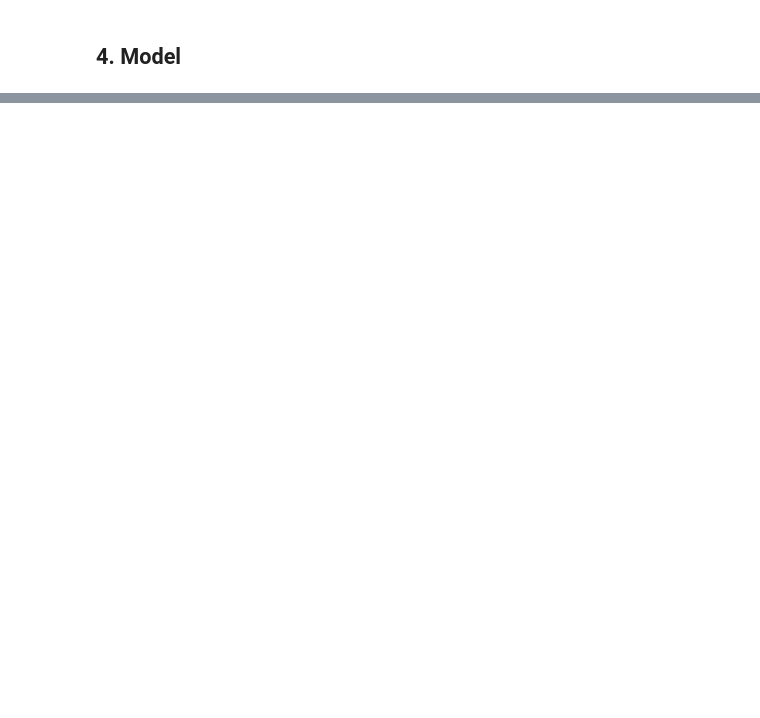
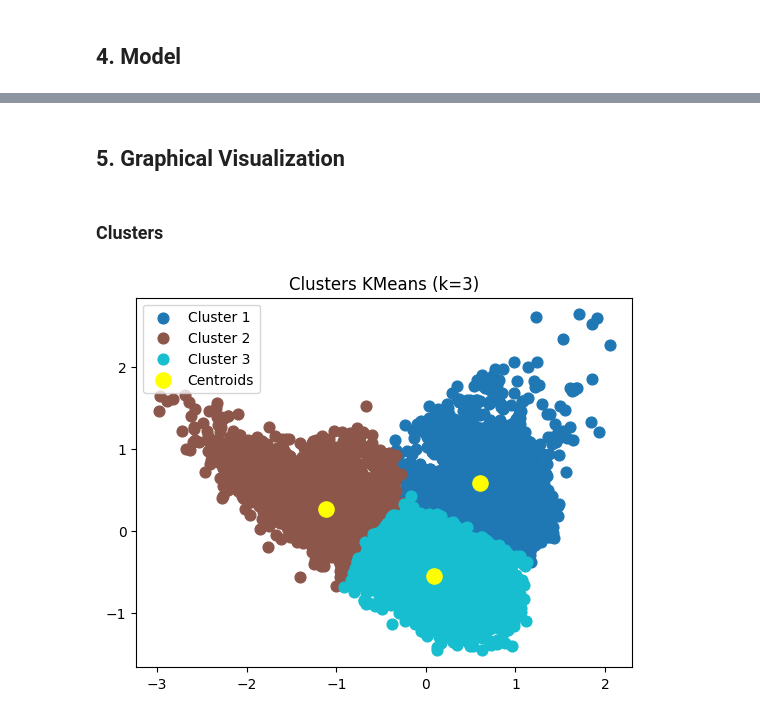
Before and after one commit to Juanes1103/Unsupervised-Learning-Model-for-Phishing, a Jupyter notebook: FinalModel/clustering_model.ipynb, the cells around one changed output, grey strips where cells are left out. Cells and saved outputs as stored; diff of their text form; code cells hidden in the pictures; blank space fills up the shorter version.

```diff
--- a/FinalModel/clustering_model.ipynb
+++ b/FinalModel/clustering_model.ipynb
@@ -303,7 +317,7 @@ print(df_emails)
 def get_email_embeddings(df_emails, nlp):
     texts = df_emails[["sender", "receiver", "subject", "body", "urls"]].astype(str).agg(' '.join, axis=1)
     embeddings = np.array([doc.vector for doc in nlp.pipe(texts, batch_size=50)])
-    return embeddings
+    return (embeddings, texts)
 # %%
 clean_text(df_emails)
 
@@ -315,0 +399,23 @@ print(X.shape)
+# %% [markdown]
+## 5. Graphical Visualization
+# %% [markdown]
+### Clusters
+# %%
+n_clusters = 3
+
+from sklearn.decomposition import PCA
+pca = PCA(n_components=2)
+X_pca = pca.fit_transform(X)
+centroids_pca = pca.transform(kmeans_clusters.cluster_centers_)
+
+colors = plt.cm.get_cmap('tab10', n_clusters)
+for i in range(n_clusters):
+    plt.scatter(X_pca[labels == i, 0], X_pca[labels == i, 1],
+                s=60, marker='o', color=colors(i), label=f'Cluster {i+1}')
+plt.scatter(centroids_pca[:, 0], centroids_pca[:, 1],
+            s=120, c='yellow', marker='o', label='Centroids')
+plt.title(f'Clusters KMeans (k={n_clusters})')
+plt.legend()
+plt.show()
+# %% [output]
+[figure, added]
```
Also changed, not shown: parts of 40 cells of this notebook.
